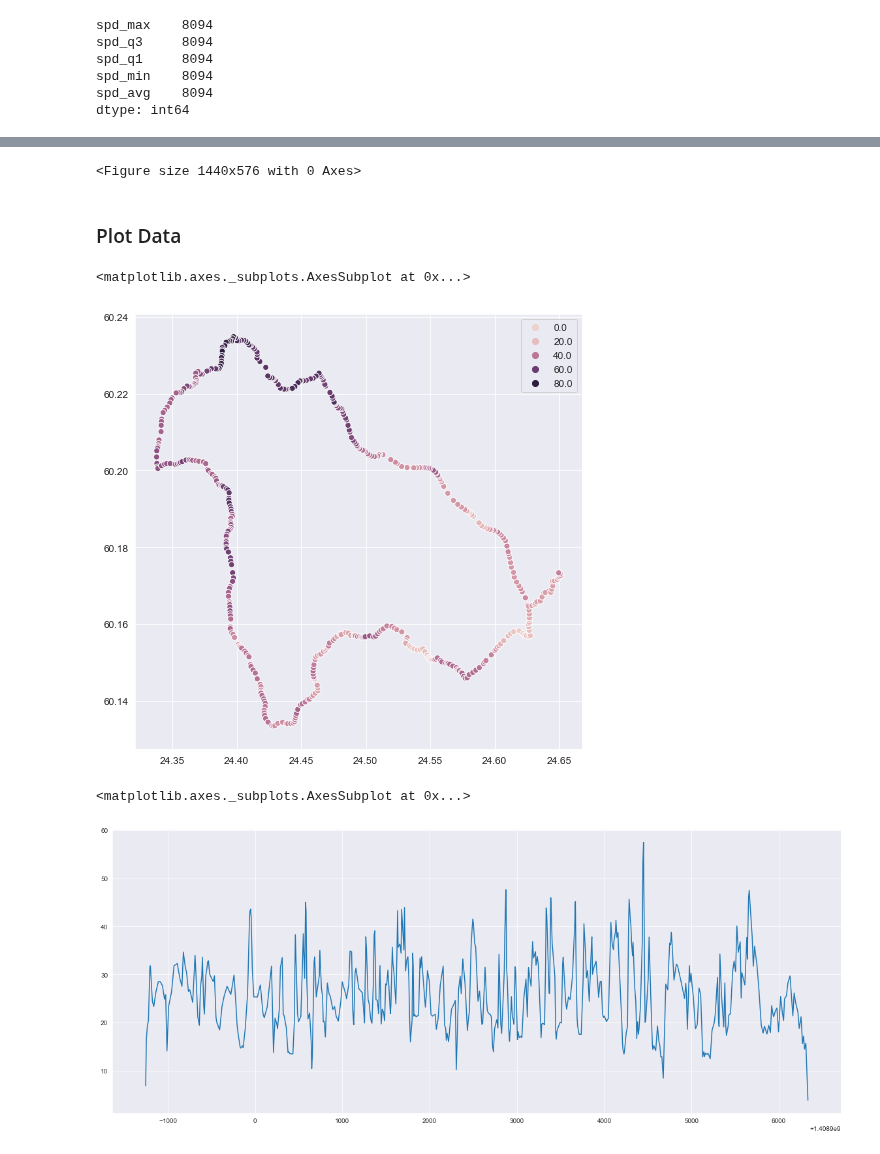
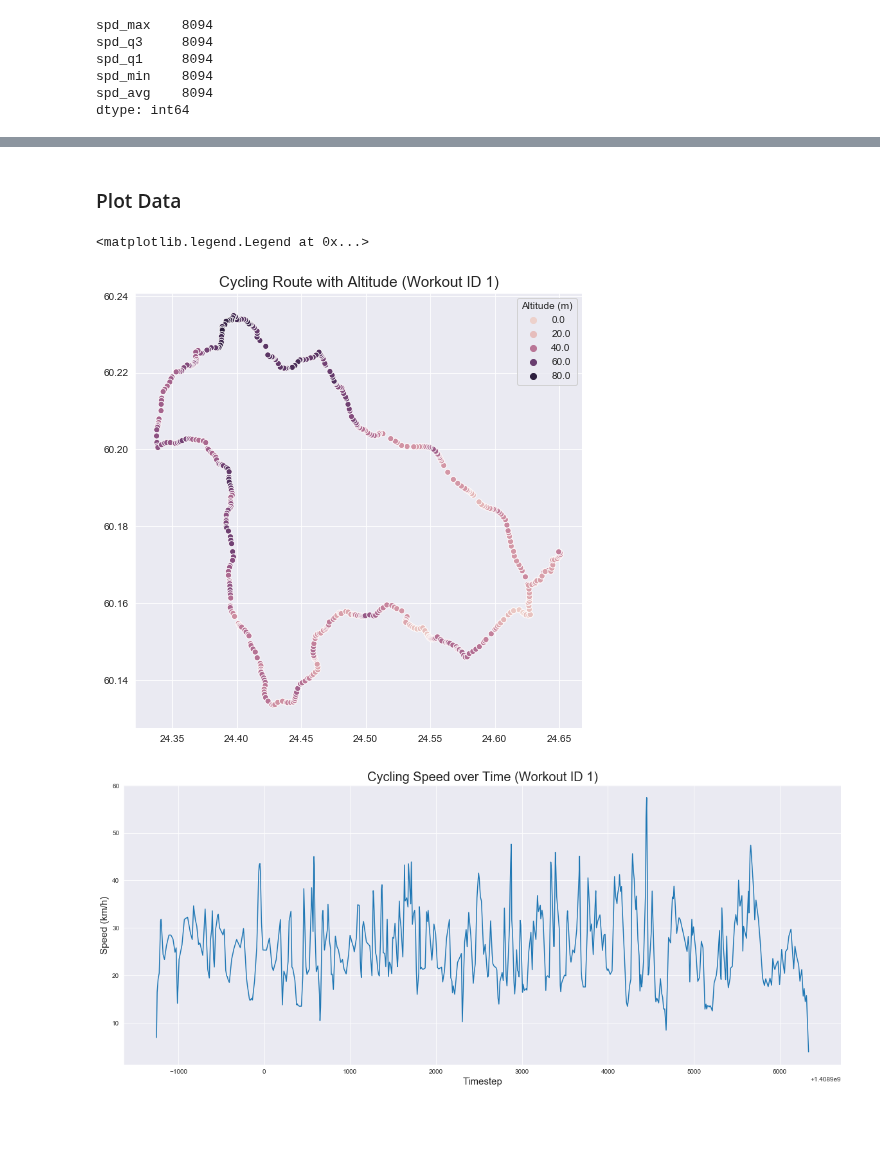
Before and after one commit to cheekeet86/project-capstone, a Jupyter notebook: code/fitrec/2_eda_fitrec.ipynb, the cells around one changed output, grey strips where cells are left out. Cells and saved outputs as stored; diff of their text form; code cells hidden in the pictures; blank space fills up the shorter version.

```diff
--- a/code/fitrec/2_eda_fitrec.ipynb
+++ b/code/fitrec/2_eda_fitrec.ipynb
@@ -320,8 +340,8 @@ Name: 1000, dtype: object
 # %%
-obj = data['1']
-obj_2 = data['1000']
+# save workouts (id 1 and 1000): json to df_temp (for plotting data later)
 
-plt.figure(figsize=(20,8))
+obj = data['1'] # workout 1
+obj_2 = data['1000'] # workout 1000
 
 hr = obj['heart_rate']
 hr_2 = obj_2['heart_rate']
@@ -330,21 +350,25 @@ cols = ['1','1000']
 df_temp = pd.DataFrame(columns=cols)
 df_temp['1'] = hr
 df_temp['1000'] = hr_2
-# %% [output]
-<Figure size 1440x576 with 0 Axes>
 # %% [markdown]
 ### Plot Data
 # %%
 plt.figure(figsize=(8,8))
 
-sns.scatterplot(data=obj,x='longitude',y='latitude',hue='altitude')
+sns.scatterplot(data=obj,x='longitude',y='latitude',hue='altitude');
+
+plt.title('Cycling Route with Altitude (Workout ID 1)',fontsize=15)
+plt.legend(title='Altitude (m)',fontsize=10)
 # %% [output]
-<matplotlib.axes._subplots.AxesSubplot at 0x...>
+<matplotlib.legend.Legend at 0x...>
-[figure, old version]
+[figure, new version]
 # %%
 plt.figure(figsize=(20,8))
 
 sns.lineplot(data=obj,x='timestamp',y='speed')
+
+plt.title('Cycling Speed over Timestep (Workout ID 1)',fontsize=20)
+plt.xlabel('Timestep',fontsize=15);
+plt.ylabel('Speed (km/h)',fontsize=15);
 # %% [output]
-<matplotlib.axes._subplots.AxesSubplot at 0x...>
-[figure, old version]
+[figure, new version]
```
Also changed, not shown: parts of 22 cells of this notebook, 2 other files.
